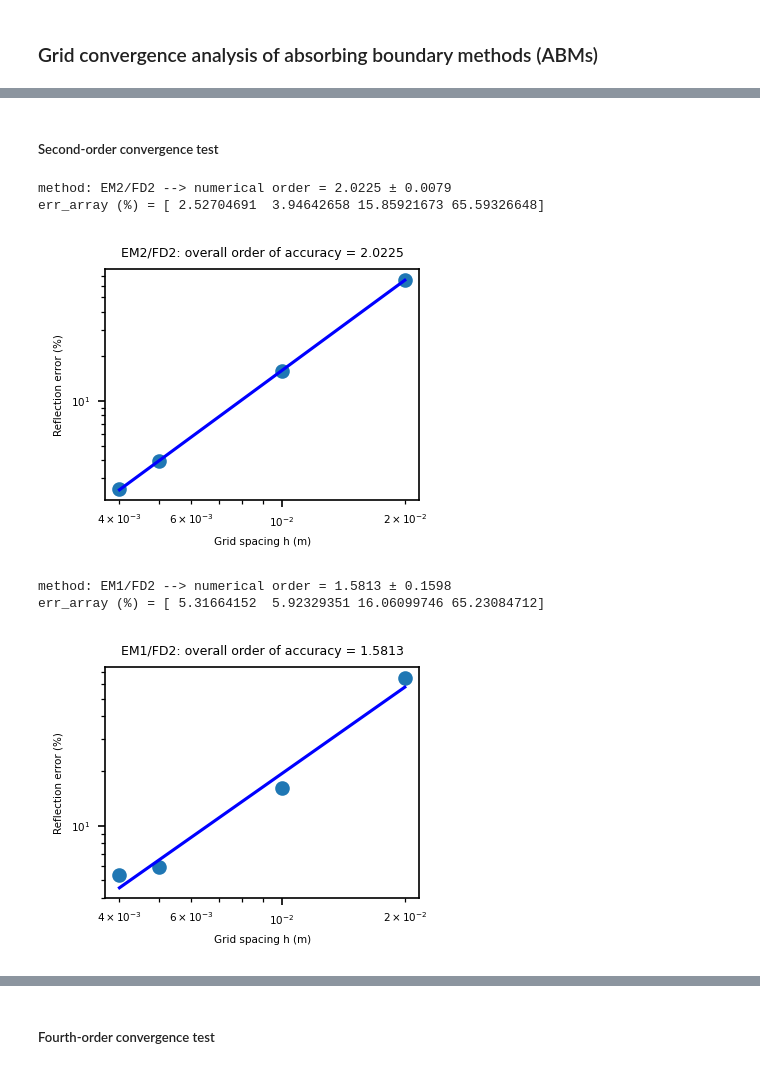
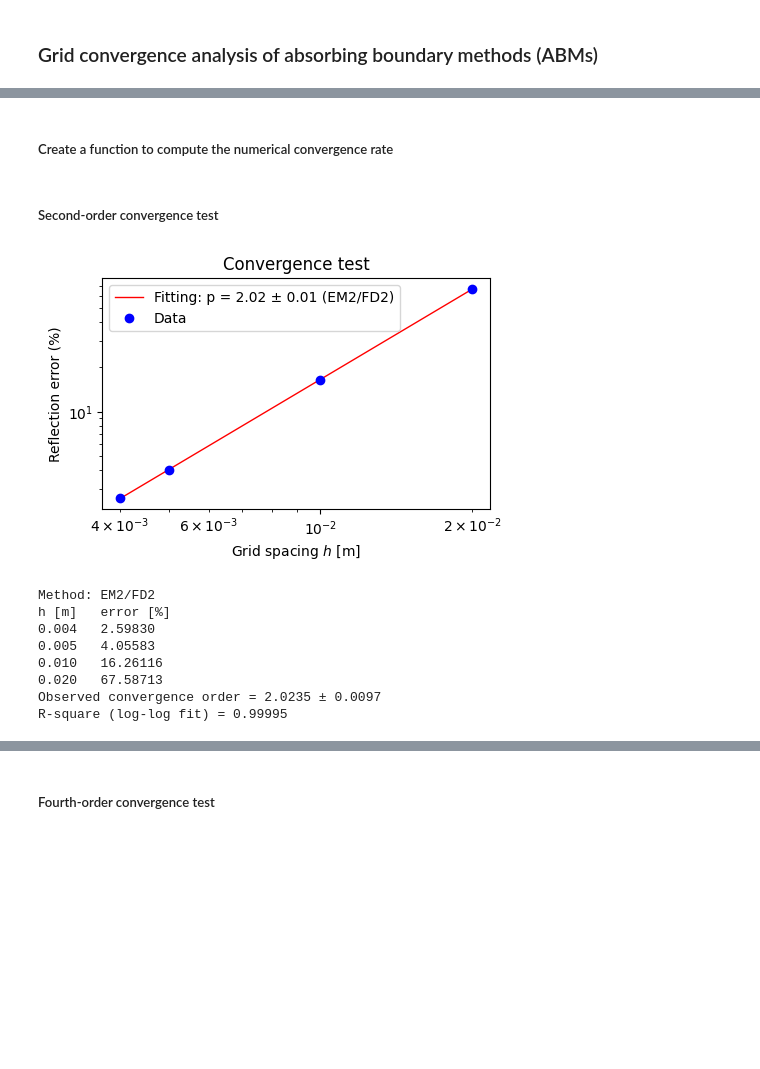
Before and after one commit to chaiwoot/PyHelmholtz, a Jupyter notebook: examples/example1.ipynb, the cells around one changed output, grey strips where cells are left out. Cells and saved outputs as stored; diff of their text form; code cells hidden in the pictures; blank space fills up the shorter version.

```diff
--- a/examples/example1.ipynb
+++ b/examples/example1.ipynb
@@ -19,0 +23,5 @@ ho.viz()            # visualize the real part of the wave field u
+# %%
+freq = 2e+9 # frequency of time-harmonic point source
+wavelength = ph.LIGHT_SPEED/freq
+
+h_array = np.array([0.004, 0.005, 0.01, 0.02]) # list of grid spacing
@@ -19,0 +68,2 @@ ho.viz()            # visualize the real part of the wave field u
+# %% [markdown]
+##### Create a function to compute the numerical convergence rate
@@ -37,57 +127,23 @@ def curve_fitting(h_array, err_array):
 # %%
-h_list = [0.004, 0.005, 0.01, 0.02] # list of grid spacings
-err_array = np.zeros_like(h_list) # array for storing reflection errors
+# compute the convergence test of default setting
+# second-order Engquish-Majda method with second-order finite difference
 
-for i, h in enumerate(h_list):
+error_array = np.zeros_like(h_array) # array for storing reflection errors
+
+for i, h in enumerate(h_array):
 
     ho = ph.Helmholtz(domain=ph.Domain(h=h)) # set grid spacing equal to h
     ho.solve()
-    err_array[i] = ho.error_norm_point_source() # compute the reflection error
+    error_array[i] = ho.error_norm_point_source() # compute the reflection error
+
+fit_and_plot(h_array, error_array, ho.fd.order, ho.abm.abm)
+# %% [output]
+[figure, added]
+Method: EM2/FD2
+h [m]   error [%]
+0.004   2.59830
+0.005   4.05583
+0.010   16.26116
+0.020   67.58713
+Observed convergence order = 2.0235 ± 0.0097
+R-square (log-log fit) = 0.99995
-# %%
-p_fit, p_err, err_fit_array = curve_fitting(h_list, err_array)
-
-print(f"method: {ho.abm.abm}/FD{ho.fd.order} --> numerical order = {p_fit:.4f} ± {p_err:.4f}")
-print(f"err_array (%) = {err_array}")
-
-rcParams['font.size'] = 5
-figure(figsize=(2.7, 2), dpi=150)
-title(f"{ho.abm.abm}/FD{ho.fd.order}: overall order of accuracy = {p_fit:.4f}")
-loglog(h_list, err_array, 'o'); loglog(h_list, err_fit_array,'b')
-xlabel('Grid spacing h (m)'); ylabel('Reflection error (%)'); show()
-
-# thickness = 1 cell
-# method: EM2/FD2 --> numerical order = 2.0225 ± 0.0079
-# err_array (%) = [ 2.52704691  3.94642658 15.85921673 65.59326648]
-# %% [output]
-method: EM2/FD2 --> numerical order = 2.0225 ± 0.0079
-err_array (%) = [ 2.52704691  3.94642658 15.85921673 65.59326648]
-[figure, removed]
-# %%
-err_array = np.zeros_like(h_list)
-
-for i, h in enumerate(h_list):
-
-    ho = ph.Helmholtz(domain=ph.Domain(h=h),
-                      abm=ph.RenLiu("EM1"),
-                      fd=ph.FD(2))
-    ho.solve("mumps")
-    err_array[i] = ho.error_norm_point_source() # compute the reflection error
-
-p_fit, p_err, err_fit_array = curve_fitting(h_list, err_array)
-
-print(f"method: {ho.abm.abm}/FD{ho.fd.order} --> numerical order = {p_fit:.4f} ± {p_err:.4f}")
-print(f"err_array (%) = {err_array}")
-
-rcParams['font.size'] = 5
-figure(figsize=(2.7, 2), dpi=150)
-title(f"{ho.abm.abm}/FD{ho.fd.order}: overall order of accuracy = {p_fit:.4f}")
-loglog(h_list, err_array, 'o'); loglog(h_list, err_fit_array,'b')
-xlabel('Grid spacing h (m)'); ylabel('Reflection error (%)'); show()
-
-# thickness = 1 cell
-# method: EM1/FD2 --> numerical order = 1.5813 ± 0.1598
-# err_array (%) = [ 5.31664152  5.92329351 16.06099746 65.23084712]
-# %% [output]
-method: EM1/FD2 --> numerical order = 1.5813 ± 0.1598
-err_array (%) = [ 5.31664152  5.92329351 16.06099746 65.23084712]
-[figure, removed]
```
Also changed, not shown: parts of 36 cells of this notebook.
